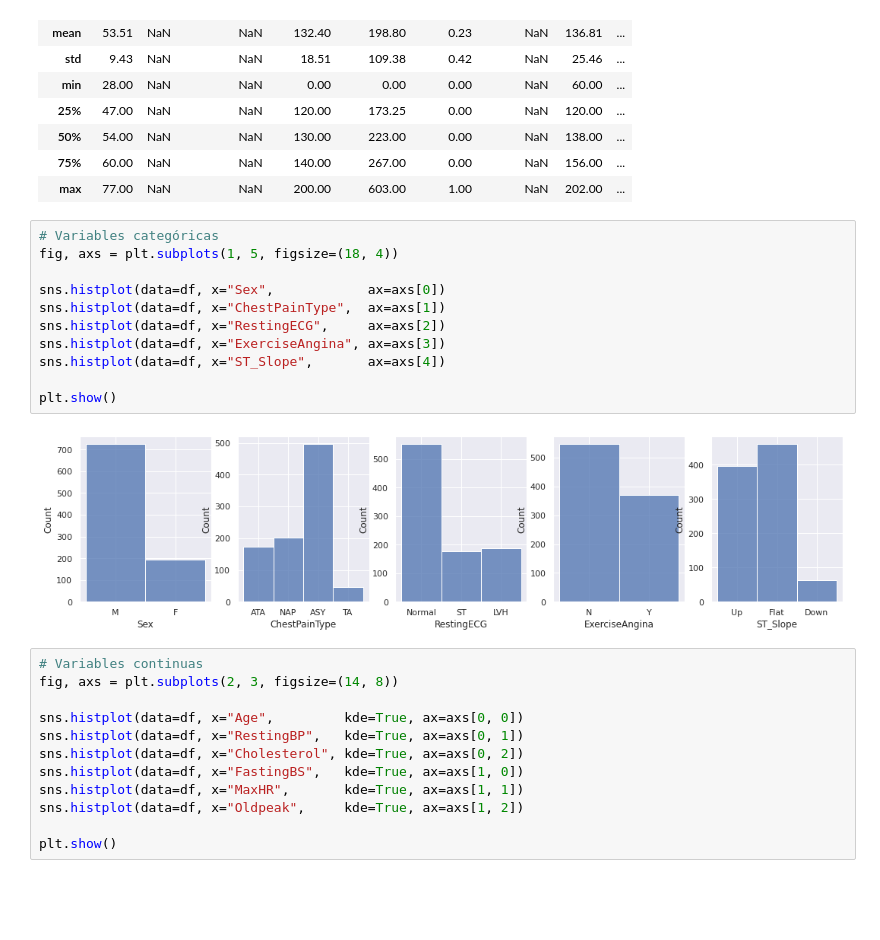
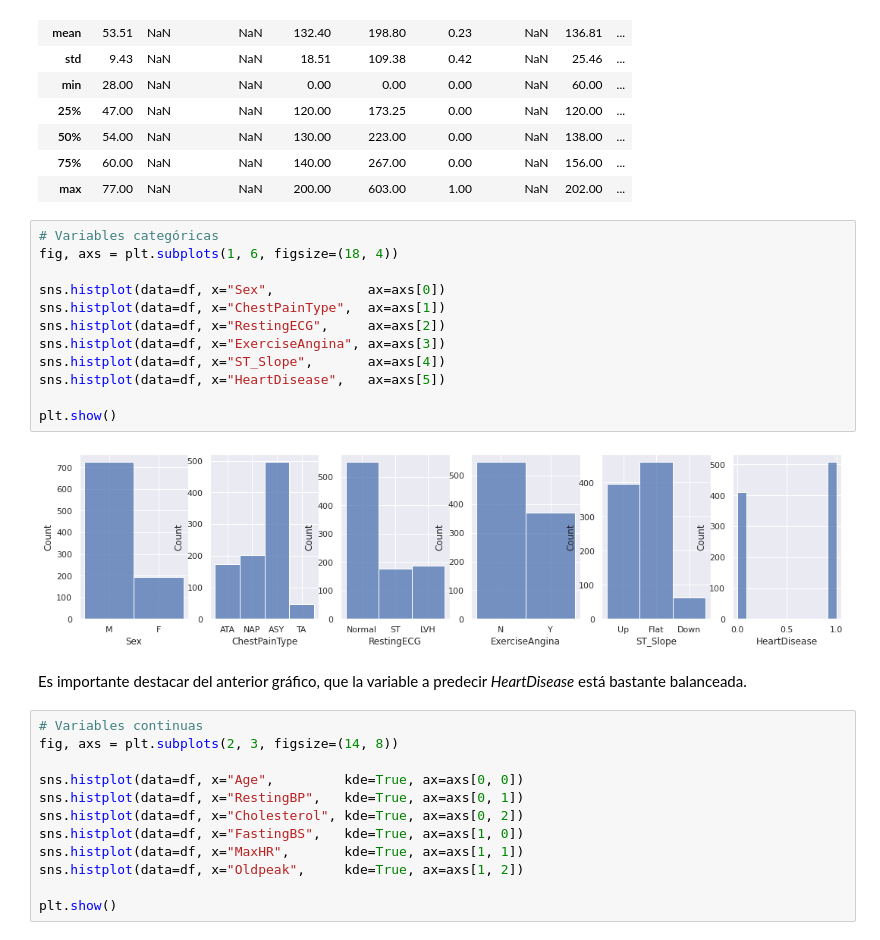
Before and after one commit to gmachinromero/project_heart_disease, a Jupyter notebook: notebooks/01-heart-disease-detection.ipynb, the cells around one changed output. Drawn from its saved outputs; the diff is of its cells as text; blank space fills up the shorter version.

```diff
--- a/notebooks/01-heart-disease-detection.ipynb
+++ b/notebooks/01-heart-disease-detection.ipynb
@@ -108,17 +112,20 @@ df.describe(include="all").round(2)
 | max | 77.00 | NaN | NaN | 200.00 | 603.00 | 1.00 | NaN | 202.00 | ... |
 # %%
 # Variables categóricas
-fig, axs = plt.subplots(1, 5, figsize=(18, 4))
+fig, axs = plt.subplots(1, 6, figsize=(18, 4))
 
 sns.histplot(data=df, x="Sex",            ax=axs[0])
 sns.histplot(data=df, x="ChestPainType",  ax=axs[1])
 sns.histplot(data=df, x="RestingECG",     ax=axs[2])
 sns.histplot(data=df, x="ExerciseAngina", ax=axs[3])
 sns.histplot(data=df, x="ST_Slope",       ax=axs[4])
+sns.histplot(data=df, x="HeartDisease",   ax=axs[5])
 
 plt.show()
 # %% [output]
-[figure, old version]
+[figure, new version]
+# %% [markdown]
+Es importante destacar del anterior gráfico, que la variable a predecir *HeartDisease* está bastante balanceada.
 # %%
 # Variables continuas
 fig, axs = plt.subplots(2, 3, figsize=(14, 8))
```
Also changed, not shown: parts of 9 cells of this notebook.
